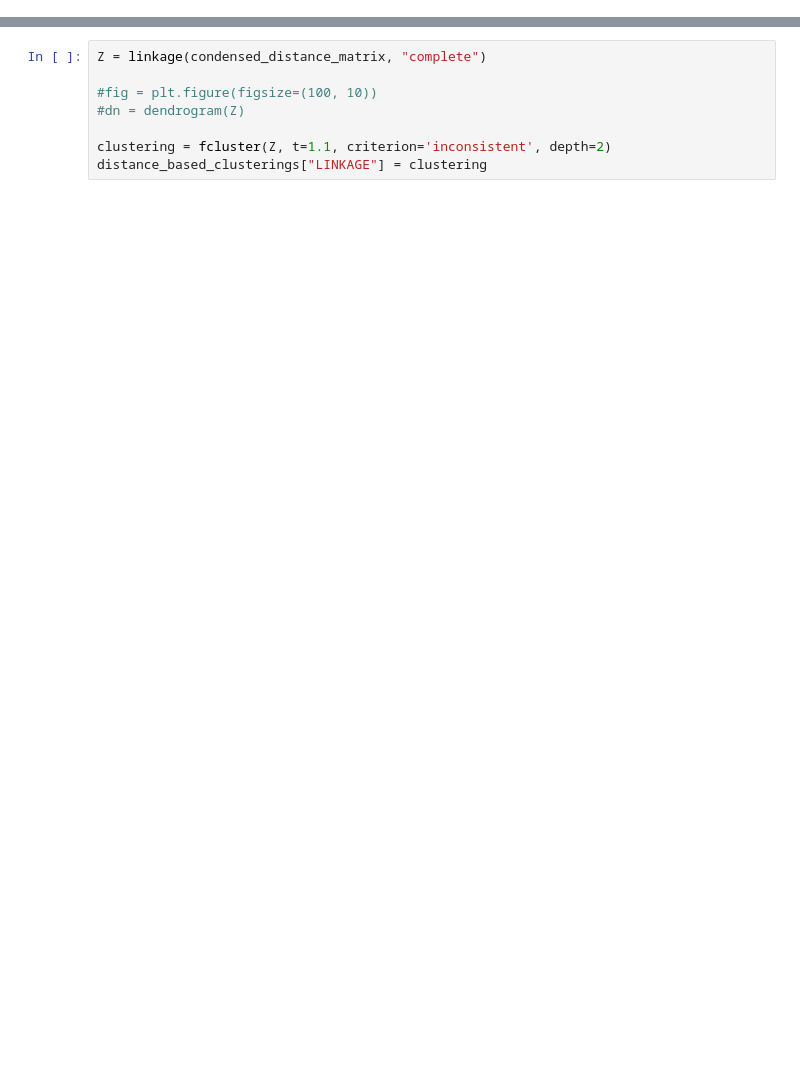
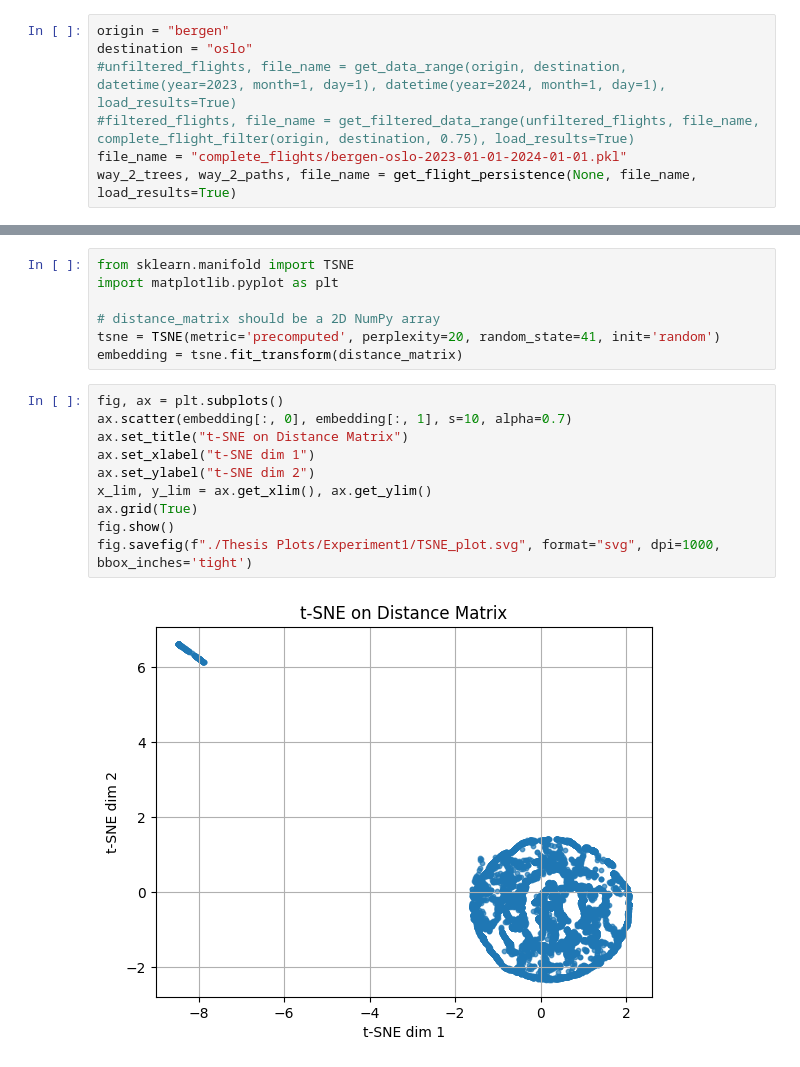
Before and after one commit to tobbensol/masters-thesis, a Jupyter notebook: flight clustering.ipynb, the cells around one changed output, grey strips where cells are left out. Saved outputs shown, nothing was run; the diff lists cells and outputs as text; blank space fills up the shorter version.

```diff
--- a/flight clustering.ipynb
+++ b/flight clustering.ipynb
@@ -24,0 +39,7 @@ The autoreload extension is already loaded. To reload it, use:
+# %%
+origin = "bergen"
+destination = "oslo"
+#unfiltered_flights, file_name = get_data_range(origin, destination, datetime(year=2023, month=1, day=1), datetime(year=2024, month=1, day=1), load_results=True)
+#filtered_flights, file_name = get_filtered_data_range(unfiltered_flights, file_name, complete_flight_filter(origin, destination, 0.75), load_results=True)
+file_name = "complete_flights/bergen-oslo-2023-01-01-2024-01-01.pkl"
+way_2_trees, way_2_paths, file_name = get_flight_persistence(None, file_name, load_results=True)
@@ -42,8 +58,19 @@ normal_clusterings = {}
-# %%
-Z = linkage(condensed_distance_matrix, "complete")
-
-#fig = plt.figure(figsize=(100, 10))
-#dn = dendrogram(Z)
-
-clustering = fcluster(Z, t=1.1, criterion='inconsistent', depth=2)
-distance_based_clusterings["LINKAGE"] = clustering
+# %%
+from sklearn.manifold import TSNE
+import matplotlib.pyplot as plt
+
+# distance_matrix should be a 2D NumPy array
+tsne = TSNE(metric='precomputed', perplexity=20, random_state=41, init='random')
+embedding = tsne.fit_transform(distance_matrix)
+# %%
+fig, ax = plt.subplots()
+ax.scatter(embedding[:, 0], embedding[:, 1], s=10, alpha=0.7)
+ax.set_title("t-SNE on Distance Matrix")
+ax.set_xlabel("t-SNE dim 1")
+ax.set_ylabel("t-SNE dim 2")
+x_lim, y_lim = ax.get_xlim(), ax.get_ylim()
+ax.grid(True)
+fig.show()
+fig.savefig(f"./Thesis Plots/Experiment1/TSNE_plot.svg", format="svg", dpi=1000, bbox_inches='tight')
+# %% [output]
+[figure, added]
```
Also changed, not shown: parts of 16 cells of this notebook, 13 other files.
